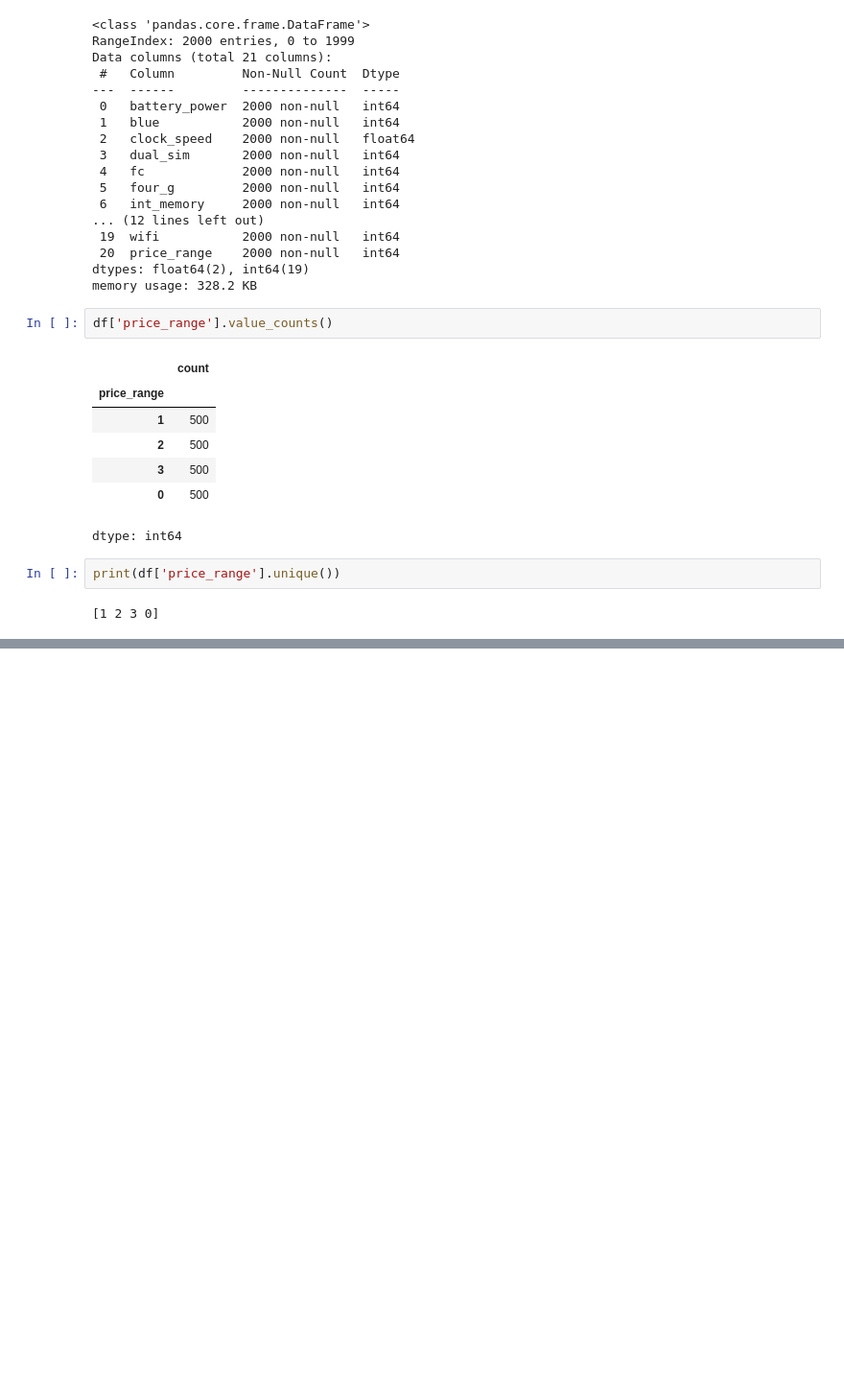
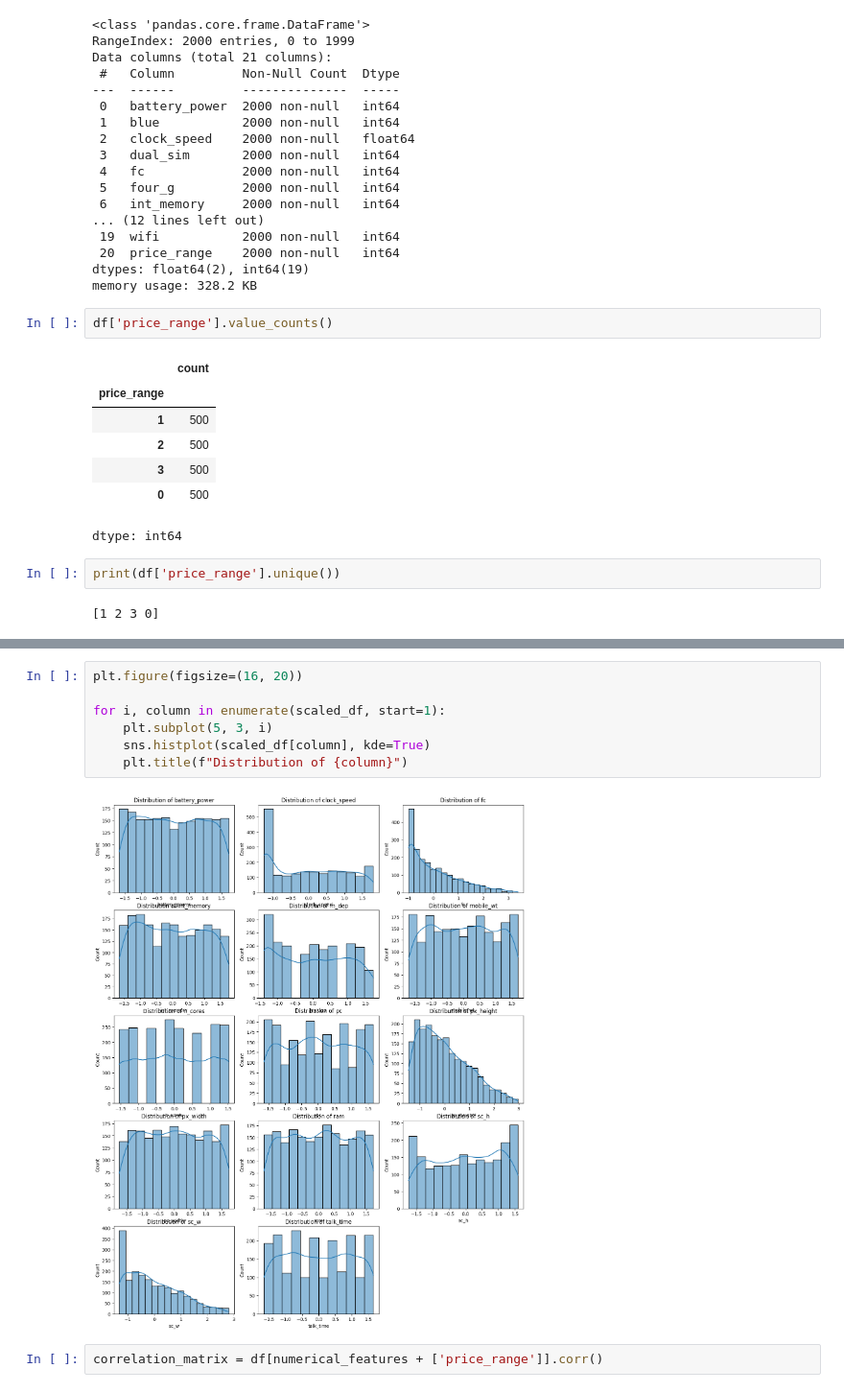
Before and after one commit to Emir515/Business-Intelligence-Assignment-2, a Jupyter notebook: BusinessIntelligence.ipynb, the cells around one changed output, grey strips where cells are left out. Shown: that part at 96% size. Cells and saved outputs as stored; diff of their text form; blank space fills up the shorter version.

```diff
--- a/BusinessIntelligence.ipynb
+++ b/BusinessIntelligence.ipynb
@@ -58,0 +108,11 @@ print(df['price_range'].unique())
+# %%
+plt.figure(figsize=(16, 20))
+
+for i, column in enumerate(scaled_df, start=1):
+    plt.subplot(5, 3, i)
+    sns.histplot(scaled_df[column], kde=True)
+    plt.title(f"Distribution of {column}")
+# %% [output]
+[figure, added]
+# %%
+correlation_matrix = df[numerical_features + ['price_range']].corr()
```
Also changed, not shown: parts of 14 cells of this notebook.
